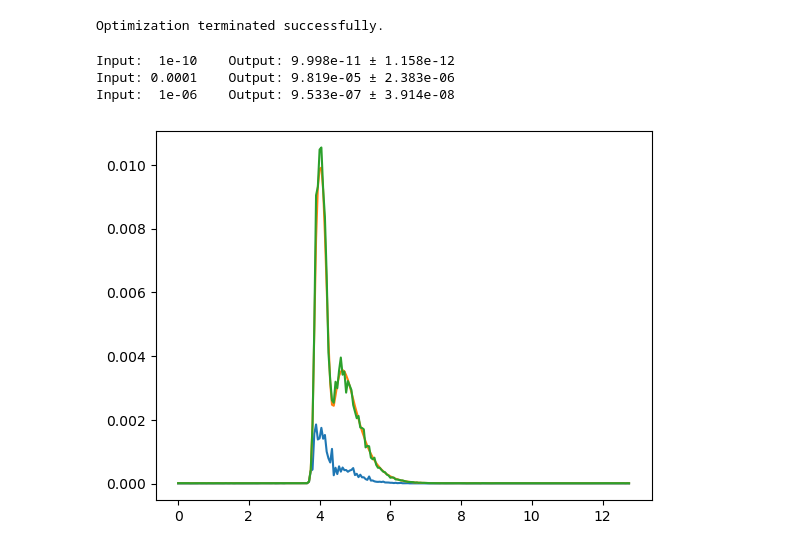
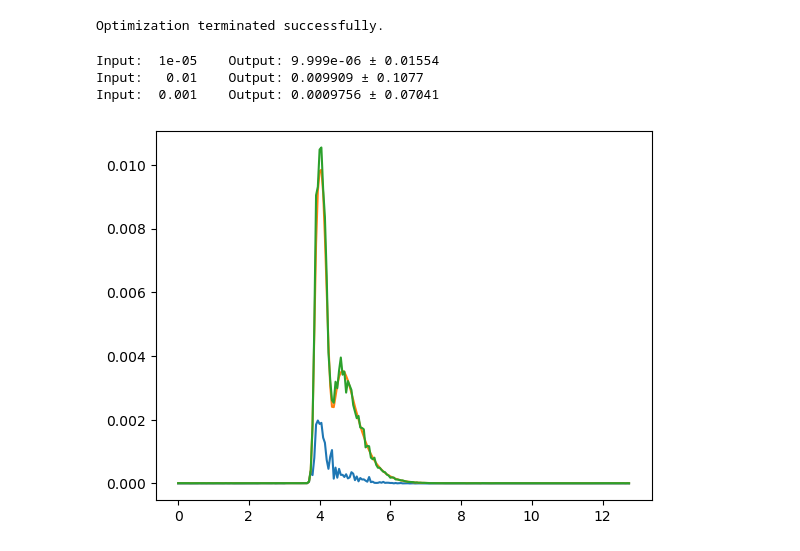
Before and after one commit to dodge-research-group/thztools, a Jupyter notebook: examples/tdnll-scaled-dev.ipynb, the cells around one changed output. Saved outputs shown, nothing was run; the diff lists cells and outputs as text; code cells hidden in the pictures.

```diff
--- a/examples/tdnll-scaled-dev.ipynb
+++ b/examples/tdnll-scaled-dev.ipynb
@@ -340,7 +384,7 @@ array([[-1908.63474864, -1908.63474853],
 # %% [markdown]
 ## Estimate noise parameters with revised NLL
 # %%
-result = thz.noisefit(x.T, v0=sigma**2, dt=ts, fix_a=False, fix_eta=False)
+result = thz.noisefit(x.T, sigma_alpha0=sigma[0], sigma_beta0=sigma[1], sigma_tau0=sigma[2], dt=ts, fix_a=False, fix_eta=False)
 # %%
 print(result.diagnostic["message"])
 # %% [output]
@@ -396,26 +434,23 @@ plt.show()
 # %% [markdown]
 ## Repeat fit with amplitudes and delays fixed
 # %%
-result = thz.noisefit(x.T, v0=sigma**2, dt=ts, fix_a=True, fix_eta=True)
+result = thz.noisefit(x.T, sigma_alpha0=sigma[0], sigma_beta0=sigma[1], sigma_tau0=sigma[2], dt=ts, fix_a=True, fix_eta=True)
 print(result.diagnostic["message"])
 # %% [output]
 Optimization terminated successfully.
 # %%
-var_alpha = result.noise_model.sigma_alpha**2 * m / (m - 1)
-var_beta = result.noise_model.sigma_beta**2 * m / (m - 1)
-var_tau = result.noise_model.sigma_tau**2 * m / (m - 1)
-var_out = np.array([var_alpha, var_beta, var_tau])
-var_err = result.err_var * m / (m - 1)
-for val_in, val_out, err in zip(sigma**2, var_out, var_err):
-    print(f"Input: {val_in:6.4g}\t Output: {val_out:6.4g} ± {err:6.4g}")
+sigma_out = np.array([result.noise_model.sigma_alpha, result.noise_model.sigma_beta, result.noise_model.sigma_tau]) * np.sqrt(m / (m-1))
+sigma_err = np.sqrt(np.array([result.err_sigma_alpha, result.err_sigma_beta, result.err_sigma_tau]) * m / (m - 1))
+for sigma_in, sigma_out, err in zip(sigma, sigma_out, sigma_err):
+    print(f"Input: {sigma_in:6.4g}\t Output: {sigma_out:6.4g} ± {err:6.4g}")
 # %% [output]
-Input:  1e-10    Output: 9.998e-11 ± 1.158e-12
-Input: 0.0001    Output: 9.819e-05 ± 2.383e-06
-Input:  1e-06    Output: 9.533e-07 ± 3.914e-08
+Input:  1e-05    Output: 9.999e-06 ± 0.01554
+Input:   0.01    Output: 0.009909 ± 0.1077
+Input:  0.001    Output: 0.0009756 ± 0.07041
 # %%
-plt.plot(t, result.err_delta * np.sqrt(m))
+plt.plot(t, result.err_mu * np.sqrt(m))
 plt.plot(t, noise_model_fit.amplitude(result.mu))
 plt.plot(t, np.std(x, axis=0))
 plt.show()
 # %% [output]
-[figure, old version]
+[figure, new version]
```
Also changed, not shown: parts of 12 cells of this notebook, 2 other files.
